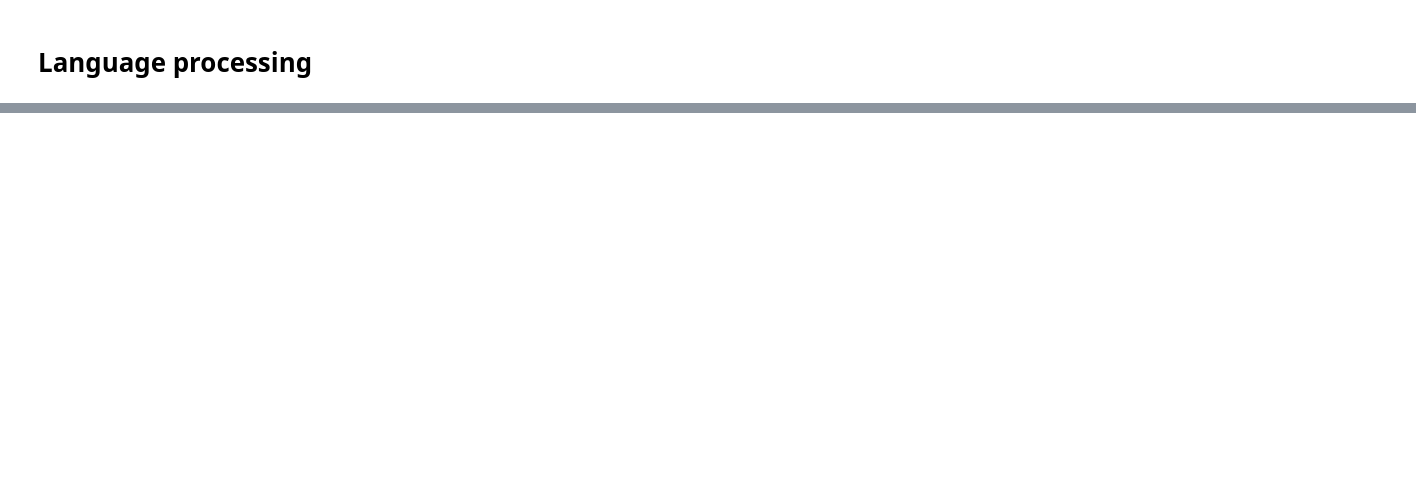
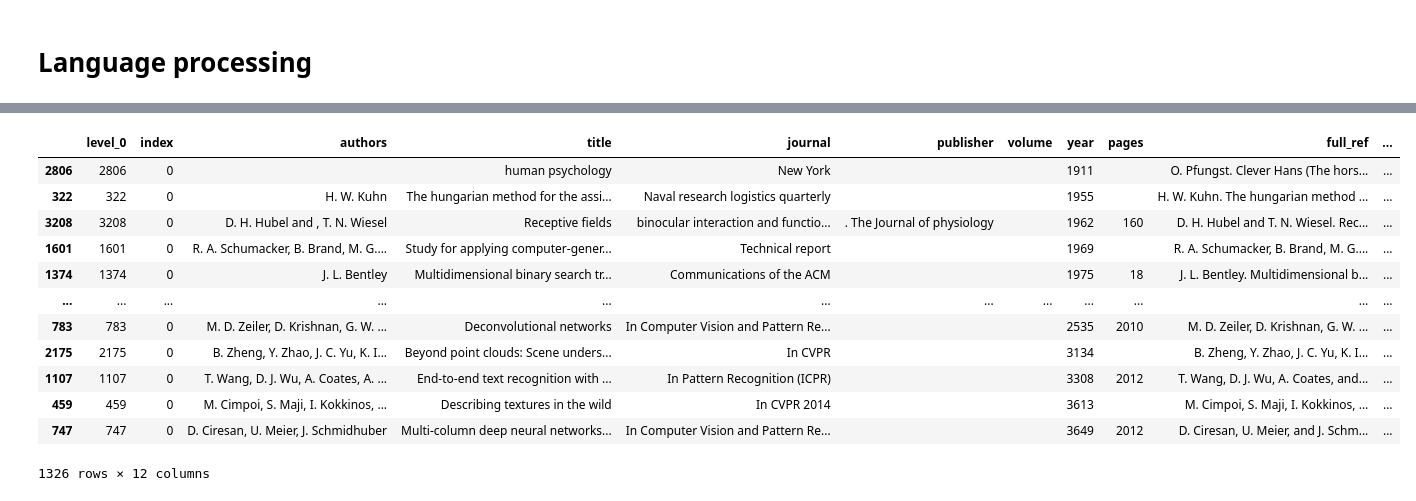
Before and after one commit to liammagee/patents-ai, a Jupyter notebook: analysis.ipynb, the cells around one changed output, grey strips where cells are left out. Cells and saved outputs as stored; diff of their text form; code cells hidden in the pictures; blank space fills up the shorter version.

```diff
--- a/analysis.ipynb
+++ b/analysis.ipynb
@@ -1015,0 +1029,16 @@ year_counts.plot(kind='bar')
+# %%
+all_refs_uniq.query('year > 1900').sort_values('year')
+# %% [output]
+|  | level_0 | index | authors | title | journal | publisher | volume | year | pages | full_ref | ... |
+| 2806 | 2806 | 0 |  | human psychology | New York |  |  | 1911 |  | O. Pfungst. Clever Hans (The hors... | ... |
+| 322 | 322 | 0 | H. W. Kuhn | The hungarian method for the assi... | Naval research logistics quarterly |  |  | 1955 |  | H. W. Kuhn. The hungarian method ... | ... |
+| 3208 | 3208 | 0 | D. H. Hubel and , T. N. Wiesel | Receptive fields | binocular interaction and functio... | . The Journal of physiology |  | 1962 | 160 | D. H. Hubel and T. N. Wiesel. Rec... | ... |
+| 1601 | 1601 | 0 | R. A. Schumacker, B. Brand, M. G.... | Study for applying computer-gener... | Technical report |  |  | 1969 |  | R. A. Schumacker, B. Brand, M. G.... | ... |
+| 1374 | 1374 | 0 | J. L. Bentley | Multidimensional binary search tr... | Communications of the ACM |  |  | 1975 | 18 | J. L. Bentley. Multidimensional b... | ... |
+| ... | ... | ... | ... | ... | ... | ... | ... | ... | ... | ... | ... |
+| 783 | 783 | 0 | M. D. Zeiler, D. Krishnan, G. W. ... | Deconvolutional networks | In Computer Vision and Pattern Re... |  |  | 2535 | 2010 | M. D. Zeiler, D. Krishnan, G. W. ... | ... |
+| 2175 | 2175 | 0 | B. Zheng, Y. Zhao, J. C. Yu, K. I... | Beyond point clouds: Scene unders... | In CVPR |  |  | 3134 |  | B. Zheng, Y. Zhao, J. C. Yu, K. I... | ... |
+| 1107 | 1107 | 0 | T. Wang, D. J. Wu, A. Coates, A. ... | End-to-end text recognition with ... | In Pattern Recognition (ICPR) |  |  | 3308 | 2012 | T. Wang, D. J. Wu, A. Coates, and... | ... |
+| 459 | 459 | 0 | M. Cimpoi, S. Maji, I. Kokkinos, ... | Describing textures in the wild | In CVPR 2014 |  |  | 3613 |  | M. Cimpoi, S. Maji, I. Kokkinos, ... | ... |
+| 747 | 747 | 0 | D. Ciresan, U. Meier, J. Schmidhuber | Multi-column deep neural networks... | In Computer Vision and Pattern Re... |  |  | 3649 | 2012 | D. Ciresan, U. Meier, and J. Schm... | ... |
+1326 rows × 12 columns
```
Also changed, not shown: parts of 81 cells of this notebook, 33 other files.
